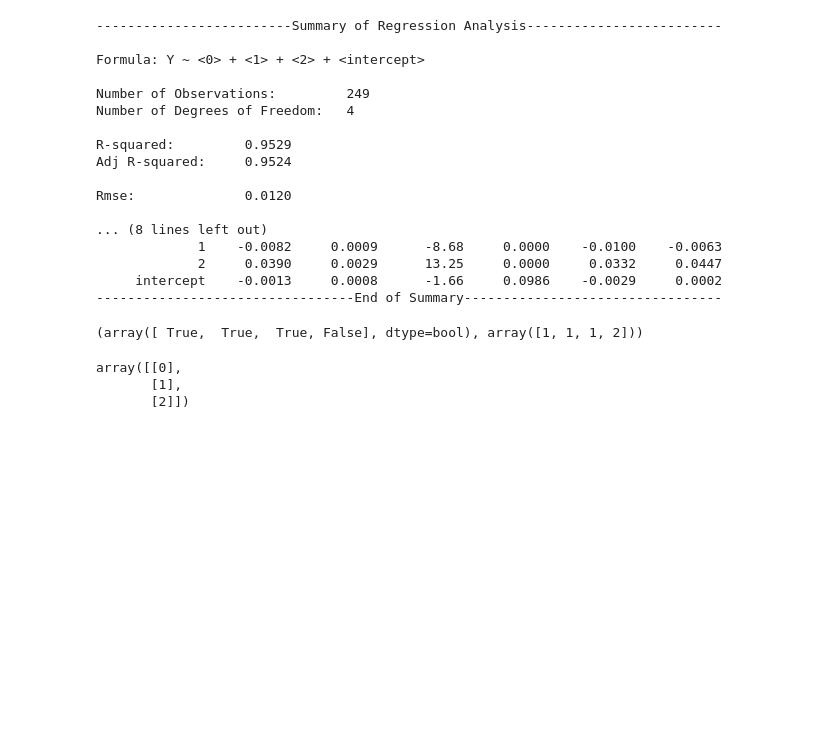
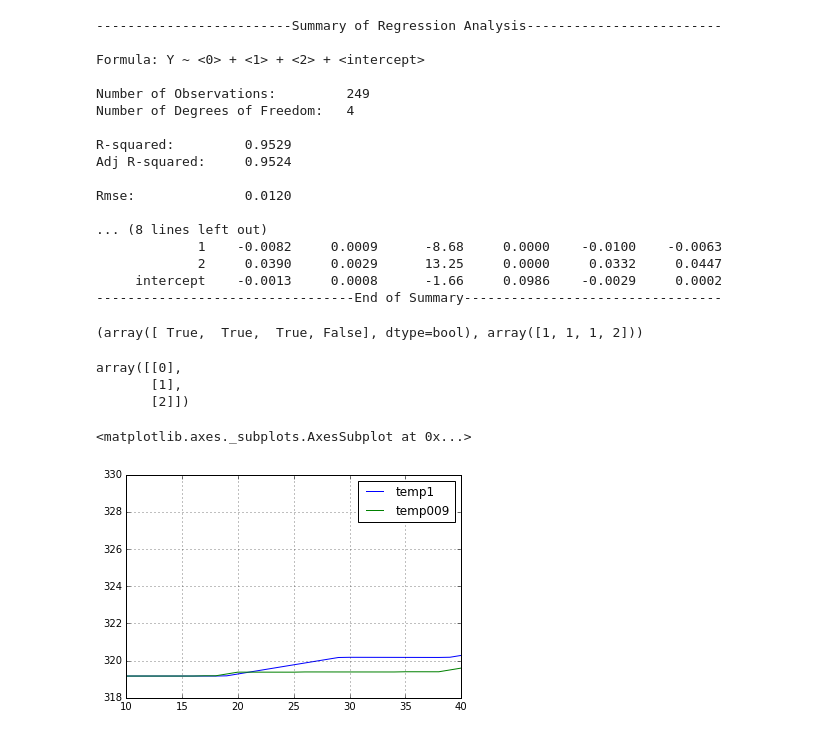
Before and after one commit to xy008areshsu/AdaFT, a Jupyter notebook: Untitled.ipynb, the cells around one changed output. Drawn from its saved outputs; the diff is of its cells as text; code cells hidden in the pictures; blank space fills up the shorter version.

```diff
--- a/Untitled.ipynb
+++ b/Untitled.ipynb
@@ -1041,3 +1041,12 @@ a
 array([[0],
        [1],
        [2]])
+# %%
+temp1 = pd.read_csv('temp1.csv')
+temp009 = pd.read_csv('temp009.csv')
+temp = pd.concat((temp1, temp009), axis=1)
+temp.columns = ['temp1', 'temp009']
+temp.plot(xlim=(10, 40), ylim=(318, 330), grid=True)
+# %% [output]
+<matplotlib.axes._subplots.AxesSubplot at 0x...>
+[figure, added]
```
Also changed, not shown: parts of 1 cell of this notebook, 7 other files.
